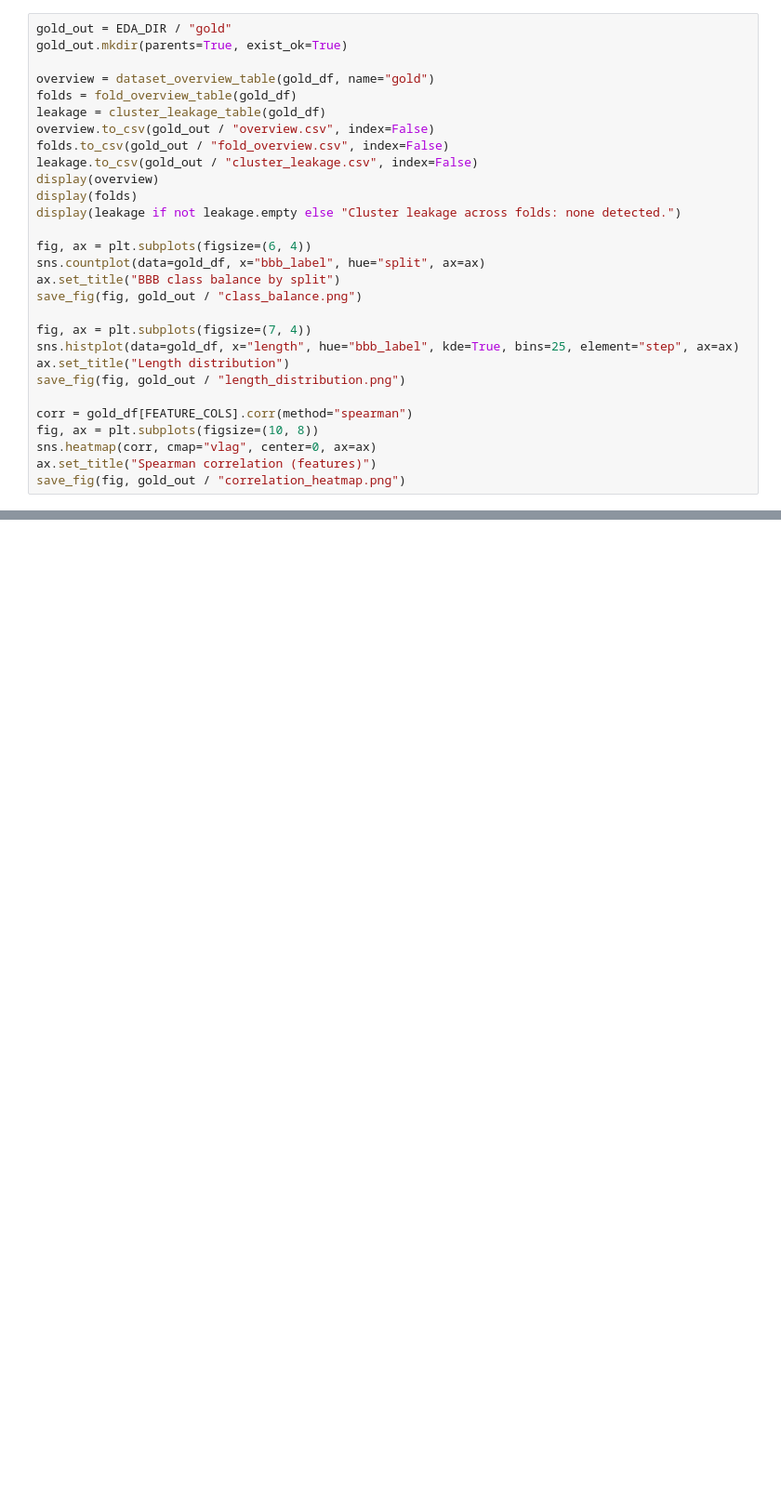
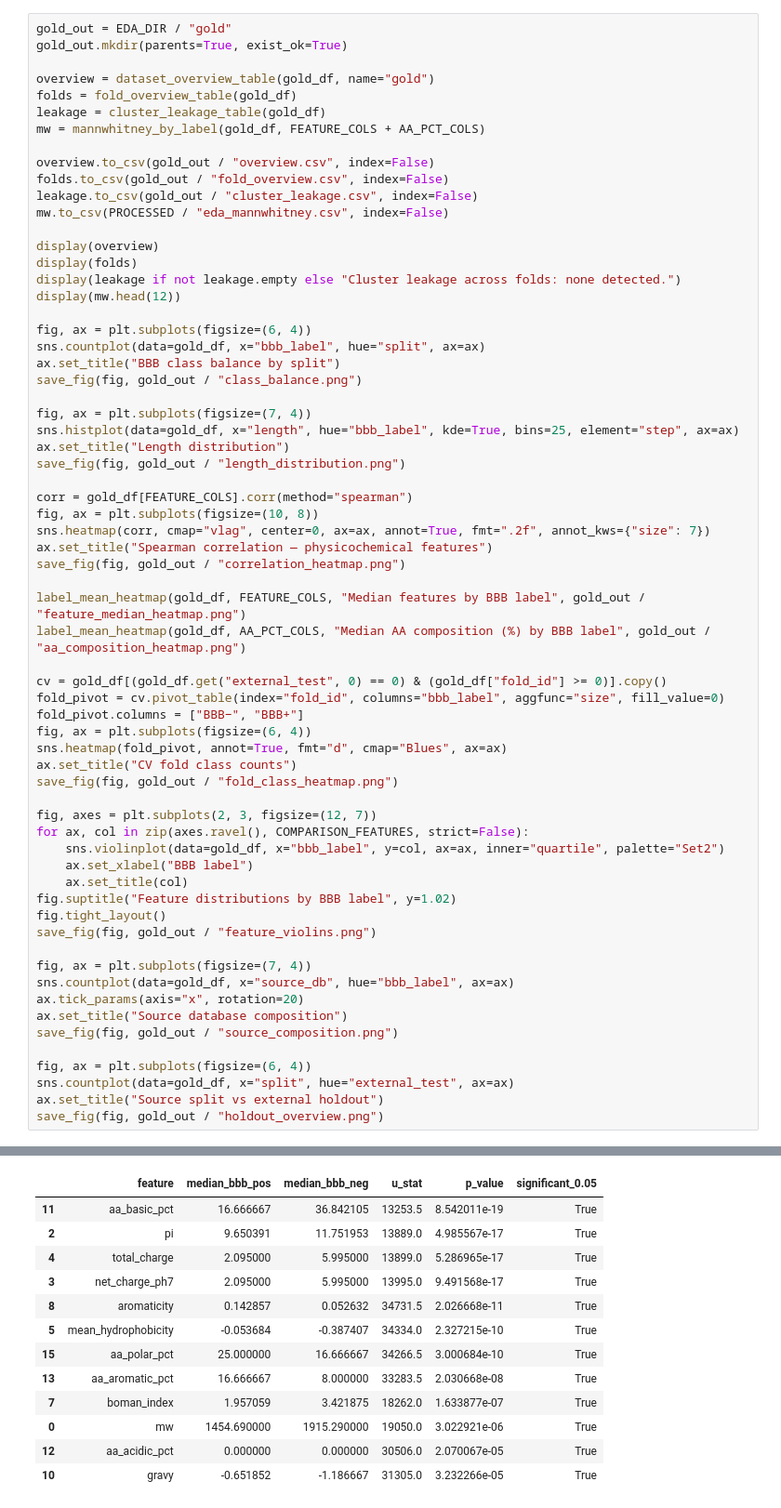
Before and after one commit to manumartinm/alzheimer-peptide-design, a Jupyter notebook: packages/dataset/notebooks/eda.ipynb, the cells around one changed output, grey strips where cells are left out. Shown at 93% size. Saved outputs shown, nothing was run; the diff lists cells and outputs as text; blank space fills up the shorter version.

```diff
--- a/packages/dataset/notebooks/eda.ipynb
+++ b/packages/dataset/notebooks/eda.ipynb
@@ -83,12 +221,17 @@ gold_out.mkdir(parents=True, exist_ok=True)
 overview = dataset_overview_table(gold_df, name="gold")
 folds = fold_overview_table(gold_df)
 leakage = cluster_leakage_table(gold_df)
+mw = mannwhitney_by_label(gold_df, FEATURE_COLS + AA_PCT_COLS)
+
 overview.to_csv(gold_out / "overview.csv", index=False)
 folds.to_csv(gold_out / "fold_overview.csv", index=False)
 leakage.to_csv(gold_out / "cluster_leakage.csv", index=False)
+mw.to_csv(PROCESSED / "eda_mannwhitney.csv", index=False)
+
 display(overview)
 display(folds)
 display(leakage if not leakage.empty else "Cluster leakage across folds: none detected.")
+display(mw.head(12))
 
 fig, ax = plt.subplots(figsize=(6, 4))
 sns.countplot(data=gold_df, x="bbb_label", hue="split", ax=ax)
@@ -102,6 +245,38 @@ save_fig(fig, gold_out / "length_distribution.png")
 
 corr = gold_df[FEATURE_COLS].corr(method="spearman")
 fig, ax = plt.subplots(figsize=(10, 8))
-sns.heatmap(corr, cmap="vlag", center=0, ax=ax)
-ax.set_title("Spearman correlation (features)")
+sns.heatmap(corr, cmap="vlag", center=0, ax=ax, annot=True, fmt=".2f", annot_kws={"size": 7})
+ax.set_title("Spearman correlation — physicochemical features")
 save_fig(fig, gold_out / "correlation_heatmap.png")
+
+label_mean_heatmap(gold_df, FEATURE_COLS, "Median features by BBB label", gold_out / "feature_median_heatmap.png")
+label_mean_heatmap(gold_df, AA_PCT_COLS, "Median AA composition (%) by BBB label", gold_out / "aa_composition_heatmap.png")
+
+cv = gold_df[(gold_df.get("external_test", 0) == 0) & (gold_df["fold_id"] >= 0)].copy()
+fold_pivot = cv.pivot_table(index="fold_id", columns="bbb_label", aggfunc="size", fill_value=0)
+fold_pivot.columns = ["BBB−", "BBB+"]
+fig, ax = plt.subplots(figsize=(6, 4))
+sns.heatmap(fold_pivot, annot=True, fmt="d", cmap="Blues", ax=ax)
+ax.set_title("CV fold class counts")
+save_fig(fig, gold_out / "fold_class_heatmap.png")
+
+fig, axes = plt.subplots(2, 3, figsize=(12, 7))
+for ax, col in zip(axes.ravel(), COMPARISON_FEATURES, strict=False):
+    sns.violinplot(data=gold_df, x="bbb_label", y=col, ax=ax, inner="quartile", palette="Set2")
+    ax.set_xlabel("BBB label")
+    ax.set_title(col)
+fig.suptitle("Feature distributions by BBB label", y=1.02)
+fig.tight_layout()
+save_fig(fig, gold_out / "feature_violins.png")
+
+fig, ax = plt.subplots(figsize=(7, 4))
+sns.countplot(data=gold_df, x="source_db", hue="bbb_label", ax=ax)
+ax.tick_params(axis="x", rotation=20)
+ax.set_title("Source database composition")
+save_fig(fig, gold_out / "source_composition.png")
+
+fig, ax = plt.subplots(figsize=(6, 4))
+sns.countplot(data=gold_df, x="split", hue="external_test", ax=ax)
+ax.set_title("Source split vs external holdout")
+save_fig(fig, gold_out / "holdout_overview.png")
+# %% [output]
@@ -107,0 +293,13 @@ save_fig(fig, gold_out / "correlation_heatmap.png")
+|  | feature | median_bbb_pos | median_bbb_neg | u_stat | p_value | significant_0.05 |
+| 11 | aa_basic_pct | 16.666667 | 36.842105 | 13253.5 | 8.542011e-19 | True |
+| 2 | pi | 9.650391 | 11.751953 | 13889.0 | 4.985567e-17 | True |
+| 4 | total_charge | 2.095000 | 5.995000 | 13899.0 | 5.286965e-17 | True |
+| 3 | net_charge_ph7 | 2.095000 | 5.995000 | 13995.0 | 9.491568e-17 | True |
+| 8 | aromaticity | 0.142857 | 0.052632 | 34731.5 | 2.026668e-11 | True |
+| 5 | mean_hydrophobicity | -0.053684 | -0.387407 | 34334.0 | 2.327215e-10 | True |
+| 15 | aa_polar_pct | 25.000000 | 16.666667 | 34266.5 | 3.000684e-10 | True |
+| 13 | aa_aromatic_pct | 16.666667 | 8.000000 | 33283.5 | 2.030668e-08 | True |
+| 7 | boman_index | 1.957059 | 3.421875 | 18262.0 | 1.633877e-07 | True |
+| 0 | mw | 1454.690000 | 1915.290000 | 19050.0 | 3.022921e-06 | True |
+| 12 | aa_acidic_pct | 0.000000 | 0.000000 | 30506.0 | 2.070067e-05 | True |
+| 10 | gravy | -0.651852 | -1.186667 | 31305.0 | 3.232266e-05 | True |
```
Also changed, not shown: parts of 19 cells of this notebook, 31 other files.
